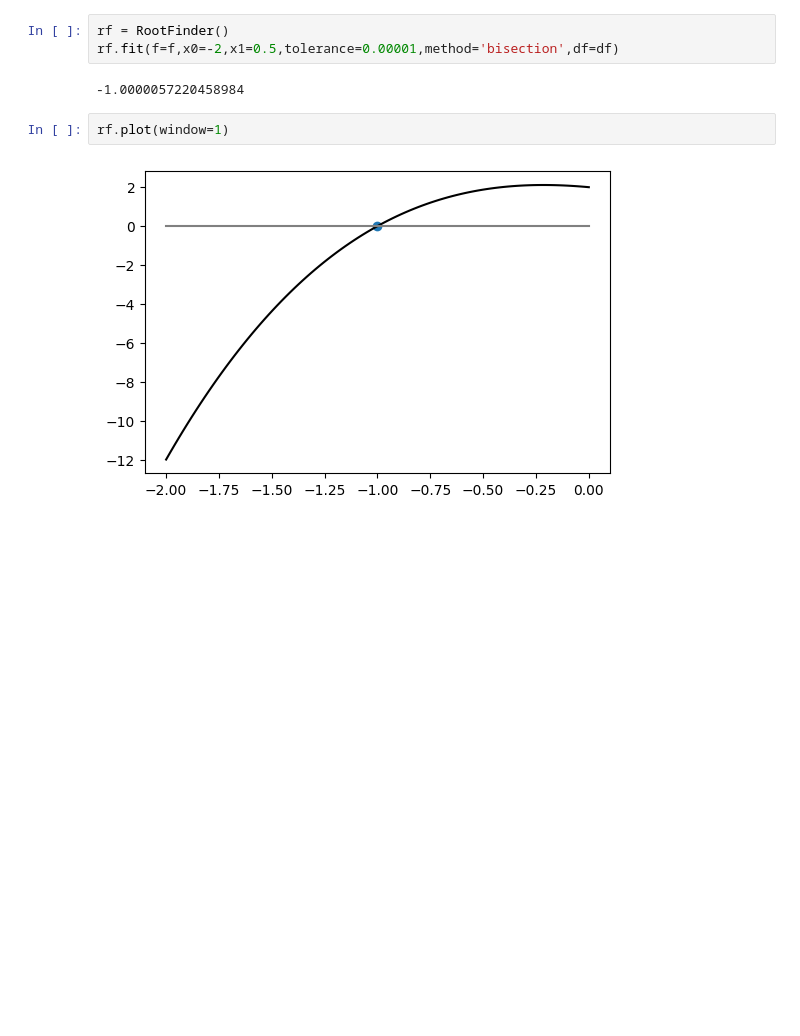
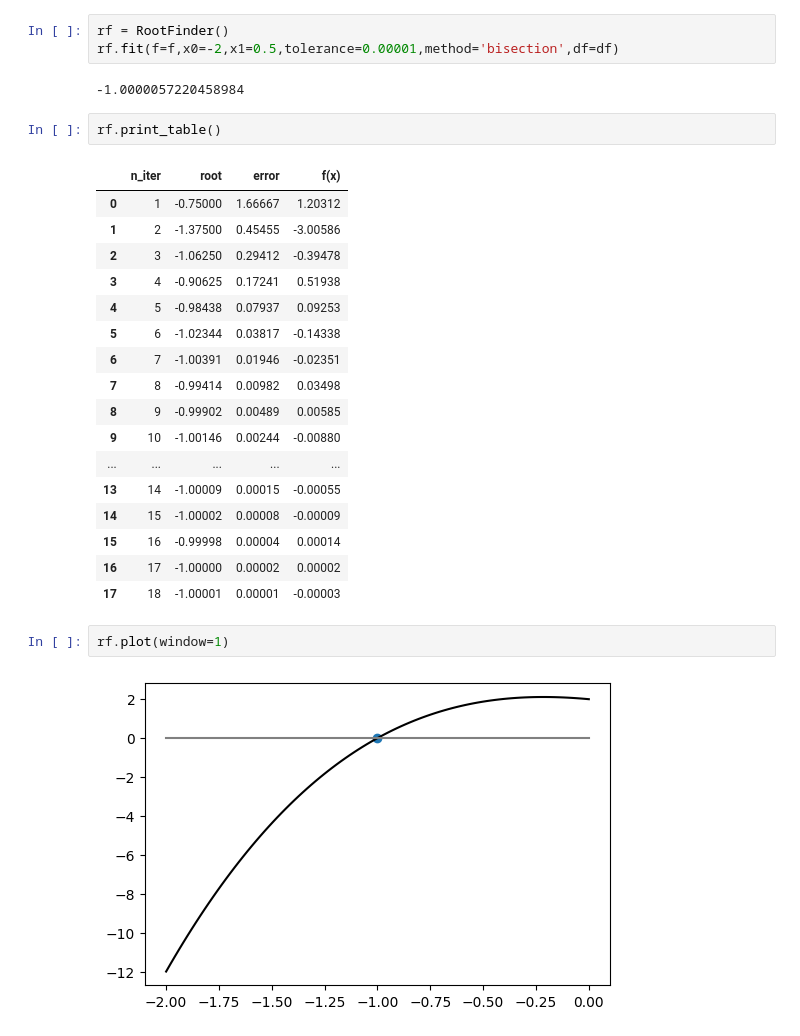
Before and after one commit to gmauricio-toledo/UNISON-teaching, a Jupyter notebook: Newton-Fractal.ipynb, the cells around one changed output. Saved outputs shown, nothing was run; the diff lists cells and outputs as text; blank space fills up the shorter version.

```diff
--- a/Newton-Fractal.ipynb
+++ b/Newton-Fractal.ipynb
@@ -23,6 +23,26 @@ rf = RootFinder()
 rf.fit(f=f,x0=-2,x1=0.5,tolerance=0.00001,method='bisection',df=df)
 # %% [output]
 -1.0000057220458984
+# %%
+rf.print_table()
+# %% [output]
+|  | n_iter | root | error | f(x) |
+| 0 | 1 | -0.75000 | 1.66667 | 1.20312 |
+| 1 | 2 | -1.37500 | 0.45455 | -3.00586 |
+| 2 | 3 | -1.06250 | 0.29412 | -0.39478 |
+| 3 | 4 | -0.90625 | 0.17241 | 0.51938 |
+| 4 | 5 | -0.98438 | 0.07937 | 0.09253 |
+| 5 | 6 | -1.02344 | 0.03817 | -0.14338 |
+| 6 | 7 | -1.00391 | 0.01946 | -0.02351 |
+| 7 | 8 | -0.99414 | 0.00982 | 0.03498 |
+| 8 | 9 | -0.99902 | 0.00489 | 0.00585 |
+| 9 | 10 | -1.00146 | 0.00244 | -0.00880 |
+| ... | ... | ... | ... | ... |
+| 13 | 14 | -1.00009 | 0.00015 | -0.00055 |
+| 14 | 15 | -1.00002 | 0.00008 | -0.00009 |
+| 15 | 16 | -0.99998 | 0.00004 | 0.00014 |
+| 16 | 17 | -1.00000 | 0.00002 | 0.00002 |
+| 17 | 18 | -1.00001 | 0.00001 | -0.00003 |
 # %%
 rf.plot(window=1)
 # %% [output]
```
Also changed, not shown: 6 other files.
